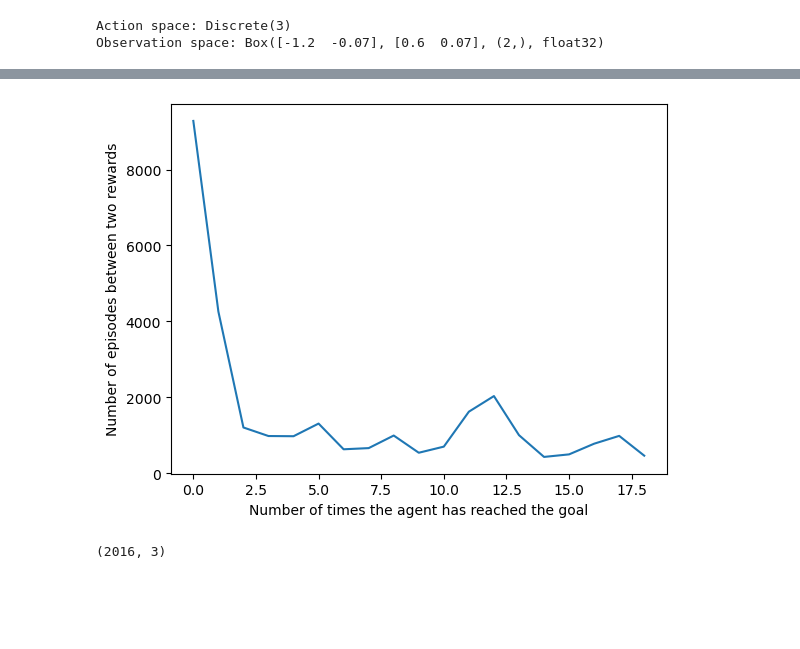
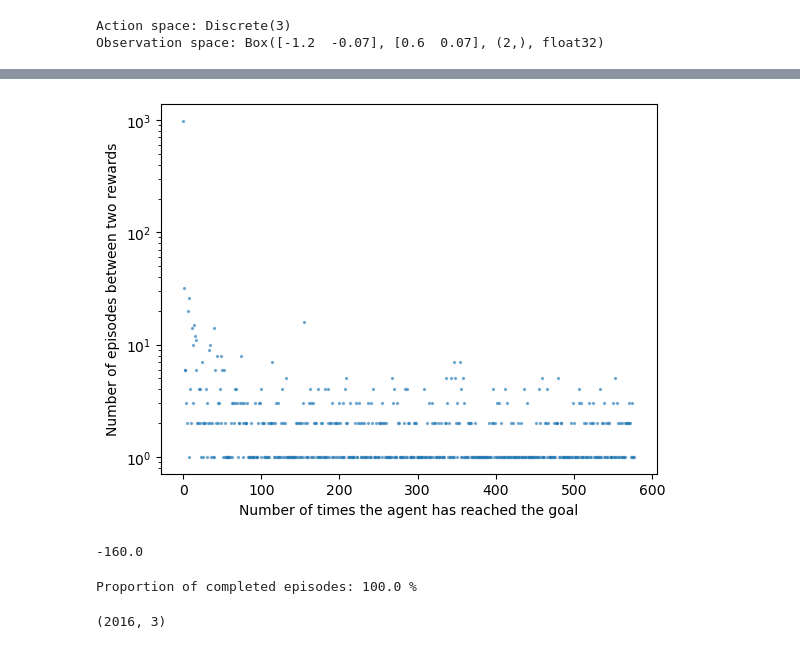
Before and after one commit to silviiaromanato/MountainCartRL, a Jupyter notebook: dyna_nb.ipynb, the cells around one changed output, grey strips where cells are left out. Saved outputs shown, nothing was run; the diff lists cells and outputs as text; code cells hidden in the pictures; blank space fills up the shorter version.

Commit message:
speeds up training and finished dyna

```diff
--- a/dyna_nb.ipynb
+++ b/dyna_nb.ipynb
@@ -172,7 +185,7 @@ class DynaAgent():
         self.counts_transition=np.load(path+"_counts_transition.npy")
         pass
 # %%
-env = gym.make('MountainCar-v0', render_mode="human")
+env = gym.make('MountainCar-v0')
 dyna_agent=DynaAgent(env)
 # %%
-dyna_agent.training(30000,reset=True)
+dyna_agent.training(3000,reset=True)
@@ -195,10 +210,11 @@ dyna_agent.save_agent("dyna_agent0505-1116")
 # %%
 nb_episodes_per_reward=[duration[1] for duration in dyna_agent.timesteps_per_reward]
 timesteps_reward=[duration[0] for duration in dyna_agent.timesteps_per_reward]
-plt.plot(range(len(nb_episodes_per_reward)),nb_episodes_per_reward)
+plt.scatter(range(len(nb_episodes_per_reward)),nb_episodes_per_reward,s=2,alpha=0.5)
+plt.yscale("log")
 plt.xlabel("Number of times the agent has reached the goal")
 plt.ylabel("Number of episodes between two rewards")
 plt.savefig("plots/dyna/duration")
 plt.show()
 # %% [output]
-[figure, old version]
+[figure, new version]
@@ -205,3 +243,16 @@ plt.show()
+# %%
+inference(dyna_agent,2000,render=False)
+# %% [output]
+-160.0
+# %%
+nb_done_under_200steps=0
+nb_try=1000
+for i in tqdm(range(nb_try)):
+    if inference(dyna_agent,200,render=False)>=-200:
+        nb_done_under_200steps+=1
+print(f"Proportion of completed episodes: {(nb_done_under_200steps)/nb_try*100} %")
+# %% [output]
+Proportion of completed episodes: 100.0 %
 # %%
 Q=np.load("agents_saved/dyna_agent1/dyna_agent1_Q.npy")
 # %%
```
Also changed, not shown: parts of 7 cells of this notebook, 2 other files.
